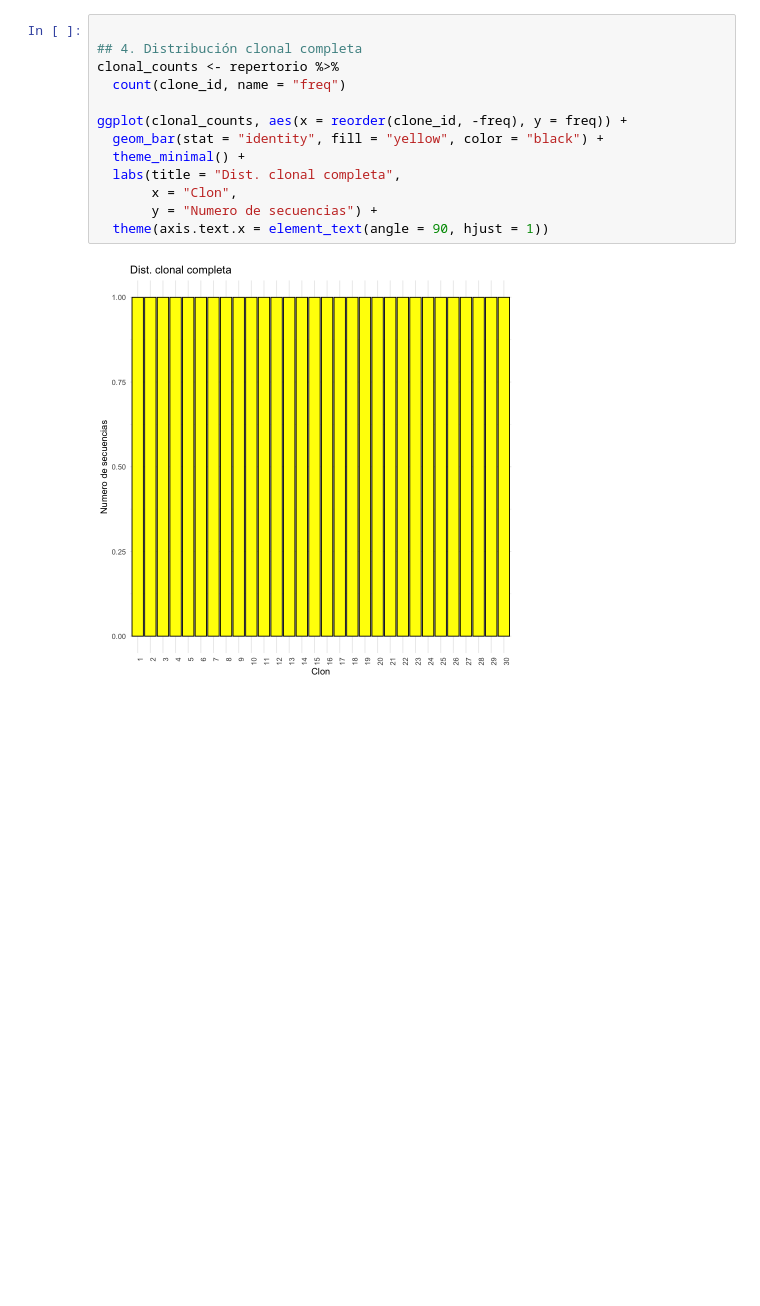
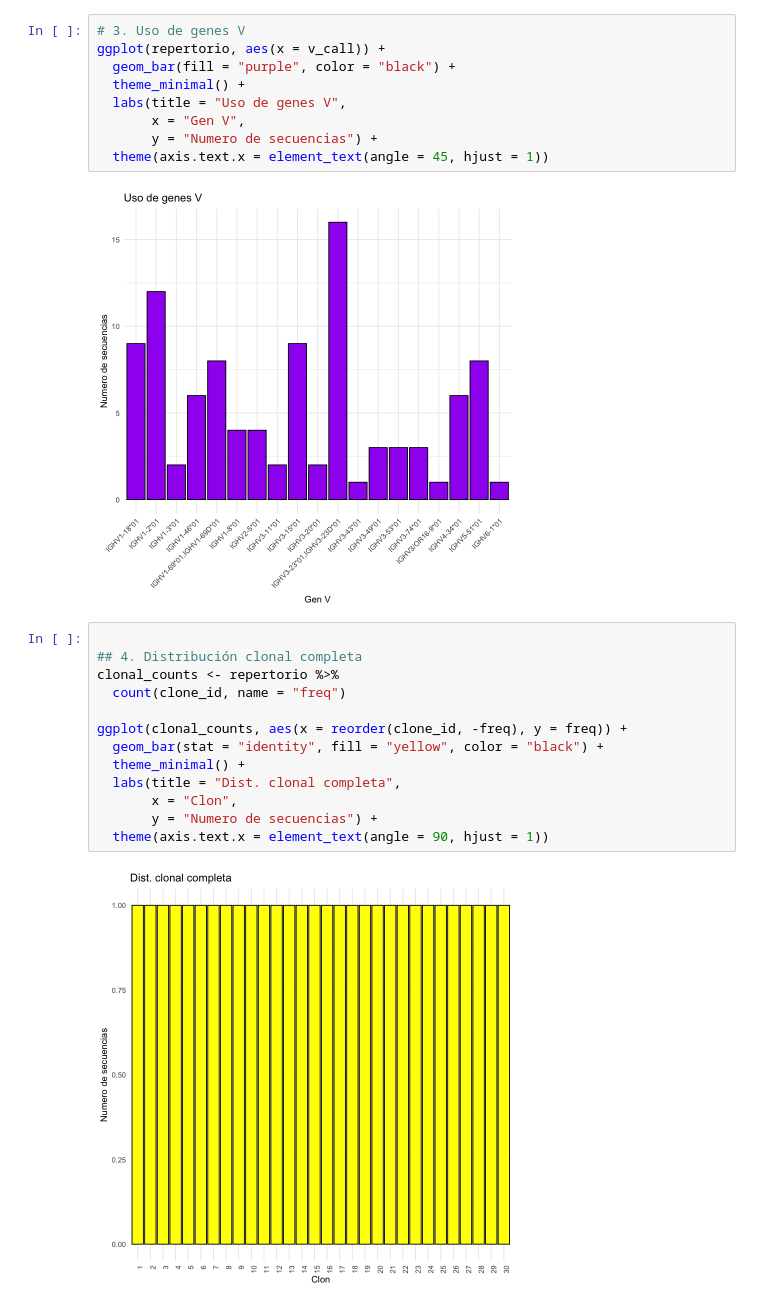
Before and after one commit to sofiacardenase/tesisbioinf-sofia, a Jupyter notebook: notebooks/plots_simulados.ipynb, the cells around one changed output. Drawn from its saved outputs; the diff is of its cells as text; blank space fills up the shorter version.

```diff
--- a/notebooks/plots_simulados.ipynb
+++ b/notebooks/plots_simulados.ipynb
@@ -85,3 +95,14 @@ ggplot(repertorio, aes(x = j_call)) +
+# %%
+# 3. Uso de genes V
+ggplot(repertorio, aes(x = v_call)) +
+  geom_bar(fill = "purple", color = "black") +
+  theme_minimal() +
+  labs(title = "Uso de genes V",
+       x = "Gen V",
+       y = "Numero de secuencias") +
+  theme(axis.text.x = element_text(angle = 45, hjust = 1))
+# %% [output]
+[figure, added]
 # %%
 
 ## 4. Distribución clonal completa
```
Also changed, not shown: parts of 4 cells of this notebook, 1 other file.
